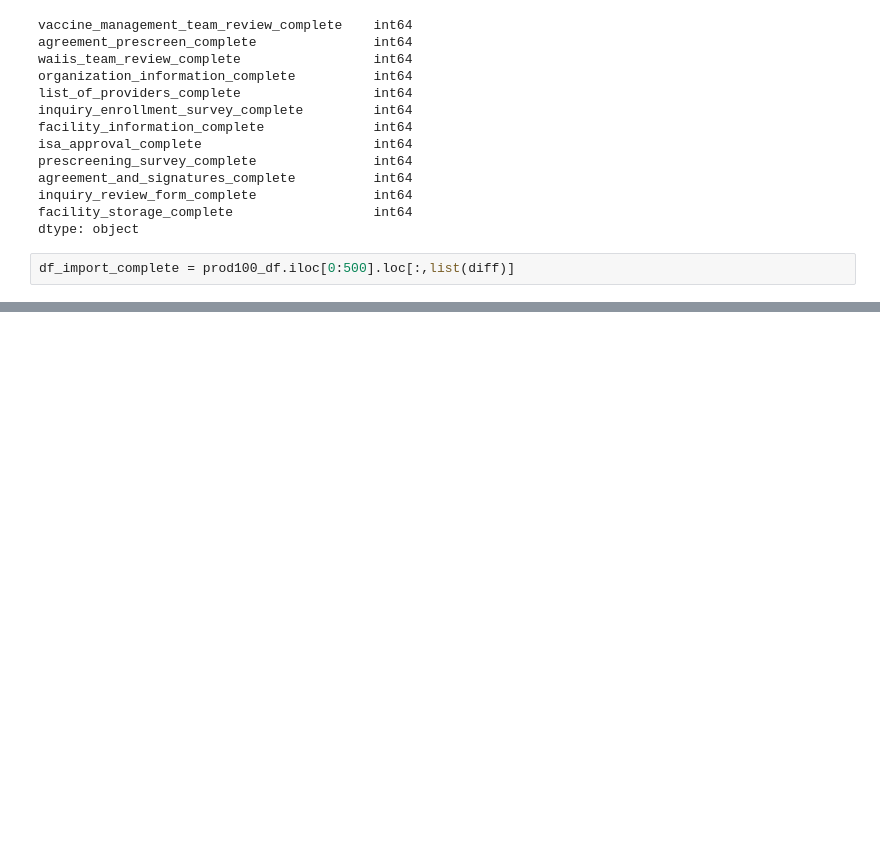
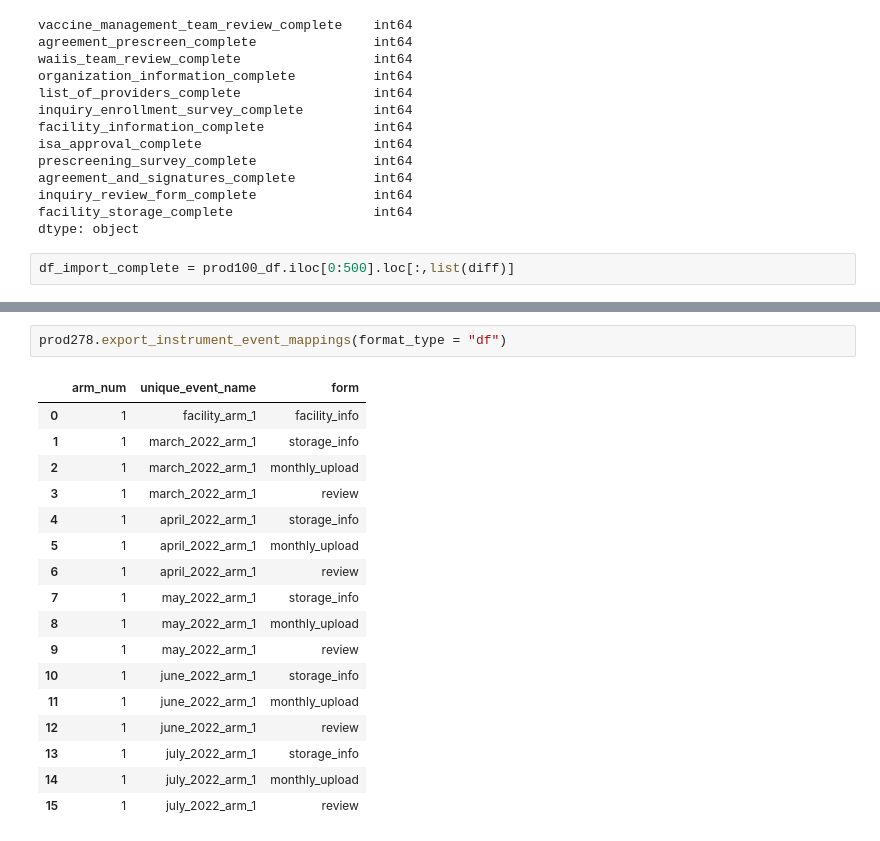
Before and after one commit to DOH-AXG5303/vaccine_storage_temperature, a Jupyter notebook: 2022_04_23_explore_project_data.ipynb, the cells around one changed output, grey strips where cells are left out. Saved outputs shown, nothing was run; the diff lists cells and outputs as text; blank space fills up the shorter version.

```diff
--- a/2022_04_23_explore_project_data.ipynb
+++ b/2022_04_23_explore_project_data.ipynb
@@ -327,0 +360,20 @@ df_import_complete
+# %%
+prod278.export_instrument_event_mappings(format_type = "df")
+# %% [output]
+|  | arm_num | unique_event_name | form |
+| 0 | 1 | facility_arm_1 | facility_info |
+| 1 | 1 | march_2022_arm_1 | storage_info |
+| 2 | 1 | march_2022_arm_1 | monthly_upload |
+| 3 | 1 | march_2022_arm_1 | review |
+| 4 | 1 | april_2022_arm_1 | storage_info |
+| 5 | 1 | april_2022_arm_1 | monthly_upload |
+| 6 | 1 | april_2022_arm_1 | review |
+| 7 | 1 | may_2022_arm_1 | storage_info |
+| 8 | 1 | may_2022_arm_1 | monthly_upload |
+| 9 | 1 | may_2022_arm_1 | review |
+| 10 | 1 | june_2022_arm_1 | storage_info |
+| 11 | 1 | june_2022_arm_1 | monthly_upload |
+| 12 | 1 | june_2022_arm_1 | review |
+| 13 | 1 | july_2022_arm_1 | storage_info |
+| 14 | 1 | july_2022_arm_1 | monthly_upload |
+| 15 | 1 | july_2022_arm_1 | review |
```
Also changed, not shown: parts of 12 cells of this notebook.
